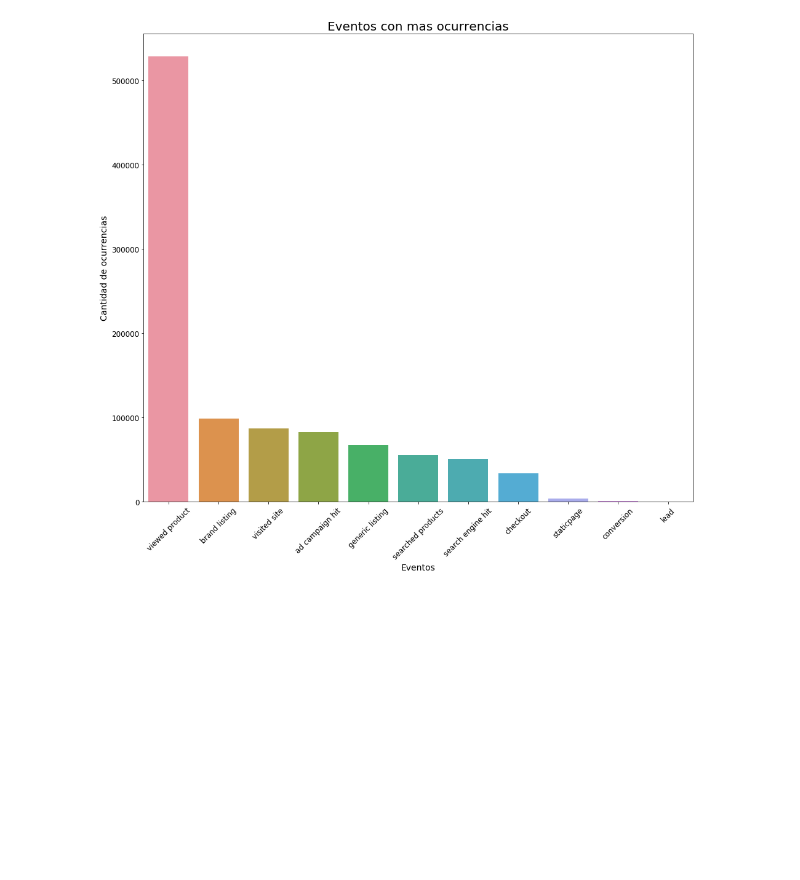
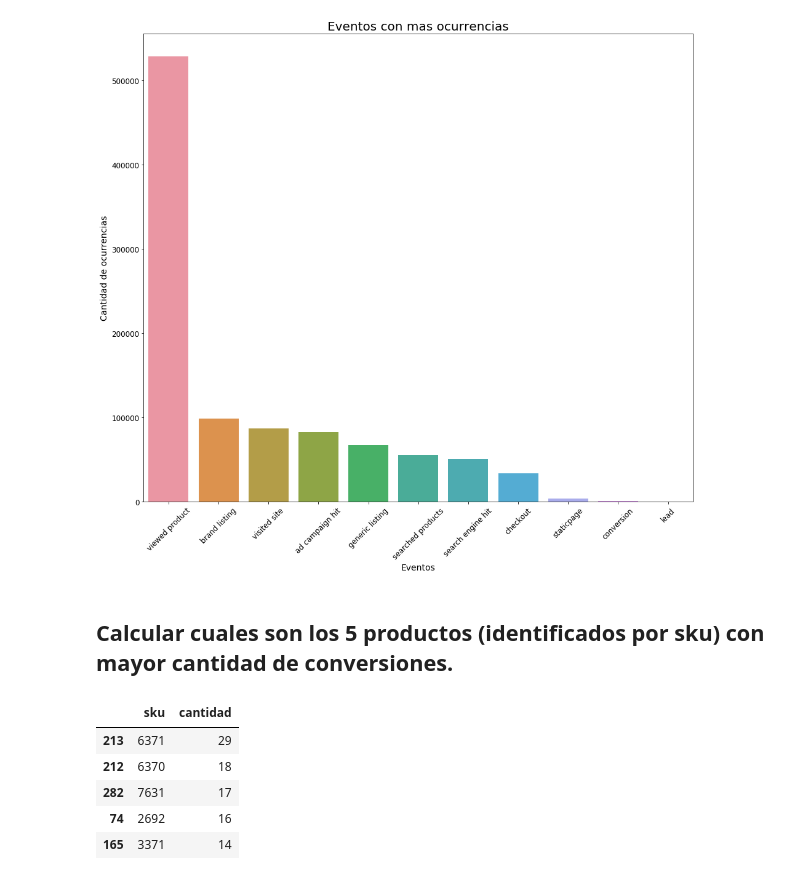
Before and after one commit to GastonMontes/7506-Datos-Finger1, a Jupyter notebook: Finger 1.ipynb, the cells around one changed output. Cells and saved outputs as stored; diff of their text form; code cells hidden in the pictures; blank space fills up the shorter version.

```diff
--- a/Finger 1.ipynb
+++ b/Finger 1.ipynb
@@ -75,3 +81,26 @@ plt.savefig('EventoPredominante.jpg')
 plt.show()
 # %% [output]
 [figure]
+# %% [markdown]
+## Calcular cuales son los 5 productos (identificados por sku) con mayor cantidad de conversiones.
+# %%
+# Elimino las columnas que no necesito y selecciono solo los eventos del tipo 'conversion'.
+eventos2 = eventos[['sku']].loc[eventos['event'] == 'conversion']
+
+# Elimino las filas que no tienen 'sku'.
+eventos2.dropna(subset = ['sku'], inplace = True)
+
+# Agrego la columna que servira como contador.
+eventos2['cantidad'] = 1
+
+# Agrupo y ordeno segun la cantidad.
+eventos2 = eventos2.groupby(['sku'], as_index = False).count()
+eventos2 = eventos2.sort_values(by = 'cantidad', ascending = False)
+eventos2.head(5)
+# %% [output]
+|  | sku | cantidad |
+| 213 | 6371 | 29 |
+| 212 | 6370 | 18 |
+| 282 | 7631 | 17 |
+| 74 | 2692 | 16 |
+| 165 | 3371 | 14 |
```
Also changed, not shown: parts of 5 cells of this notebook, 3 other files.
